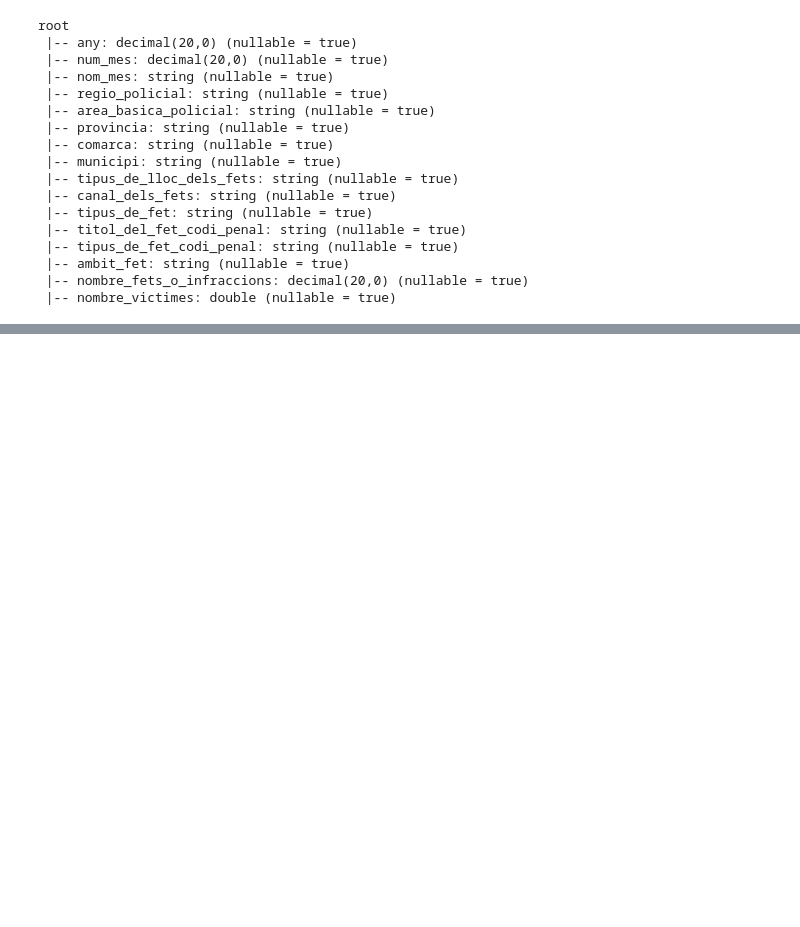
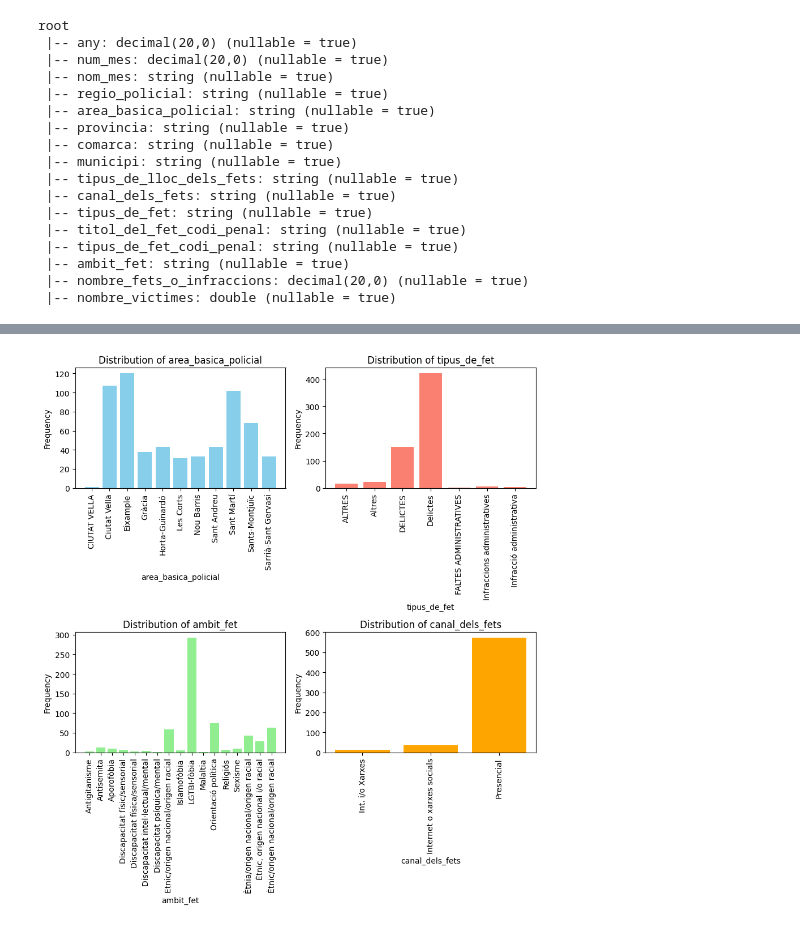
Before and after one commit to elenaalegret/Advanced-Databases, a Jupyter notebook: data_quality_pipeline/dataset_exploration.ipynb, the cells around one changed output, grey strips where cells are left out. Drawn from its saved outputs; the diff is of its cells as text; code cells hidden in the pictures; blank space fills up the shorter version.

```diff
--- a/data_quality_pipeline/dataset_exploration.ipynb
+++ b/data_quality_pipeline/dataset_exploration.ipynb
@@ -114,0 +283,3 @@ only showing top 4 rows
+# %%
+# Remove redundant col --> nombre_fets_o_infraccions
+df_filtered = df_filtered.drop('nombre_fets_o_infraccions')
@@ -114,0 +297,27 @@ only showing top 4 rows
+# %%
+def plot_categorical_distribution(df, column, ax, color):
+    counts = df.groupBy(column).count().orderBy(column).collect()
+    labels = [row[column] for row in counts]
+    frequencies = [row['count'] for row in counts]
+    ax.bar(labels, frequencies, color=color)
+    ax.set_xlabel(column)
+    ax.set_ylabel('Frequency')
+    ax.set_title(f'Distribution of {column}')
+    ax.tick_params(axis='x', rotation=90)
+
+# Categorical features
+categorical_columns = ['area_basica_policial', 'tipus_de_fet', 'ambit_fet', 'canal_dels_fets']
+
+fig, axs = plt.subplots(2, 2, figsize=(9, 10))
+axs = axs.flatten()  # Aplanar la matriz de subplots
+color_palette = ['skyblue', 'salmon', 'lightgreen', 'orange'] # Paleta de colores
+
+for i, column in enumerate(categorical_columns):
+    ax = axs[i]
+    color = color_palette[i % len(color_palette)]
+    plot_categorical_distribution(df_filtered, column, ax, color)
+
+plt.tight_layout()
+plt.show()
+# %% [output]
+[figure, added]
```
Also changed, not shown: parts of 51 cells of this notebook, 2 other files.
